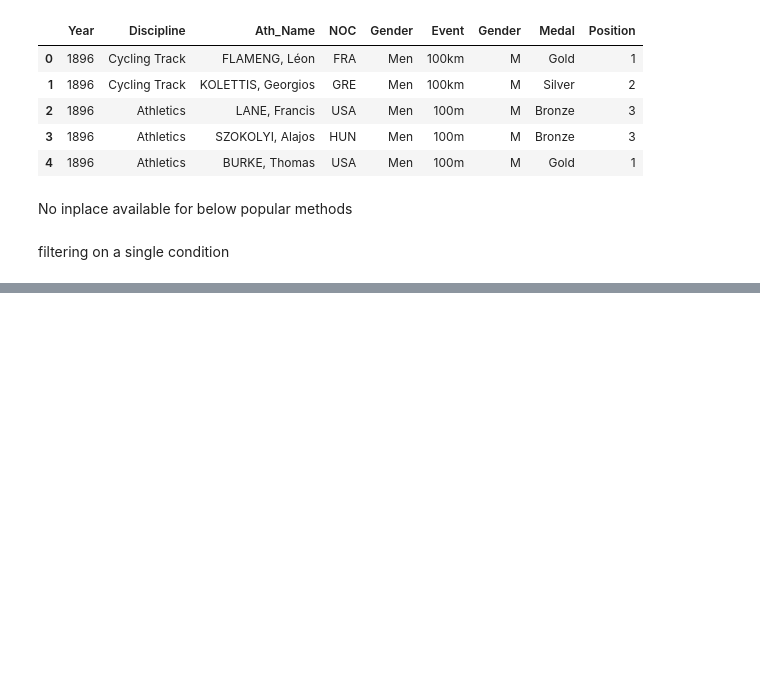
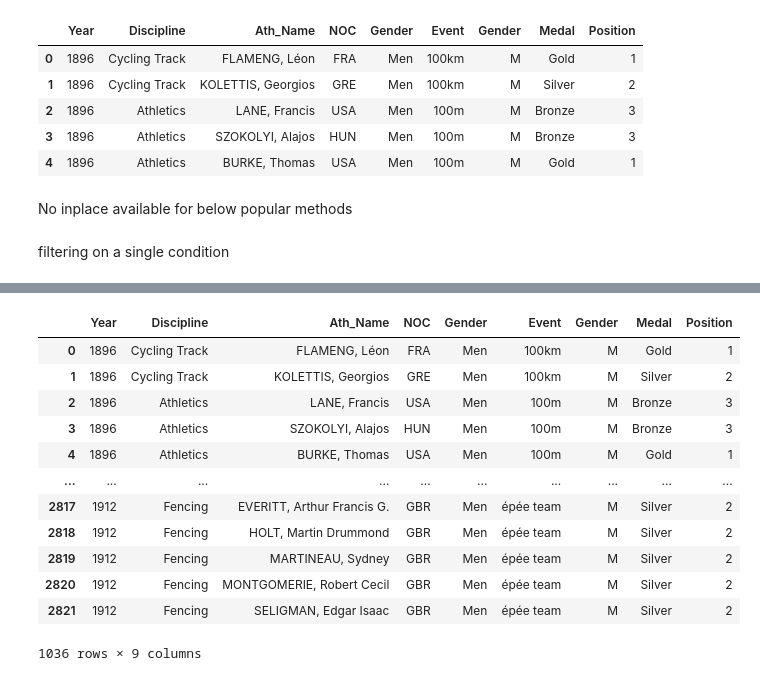
Before and after one commit to gcgauravchauhan10/Python_Practice_Codes, a Jupyter notebook: Practice with Pandas1.ipynb, the cells around one changed output, grey strips where cells are left out. Saved outputs shown, nothing was run; the diff lists cells and outputs as text; code cells hidden in the pictures; blank space fills up the shorter version.

```diff
--- a/Practice with Pandas1.ipynb
+++ b/Practice with Pandas1.ipynb
@@ -452,0 +473,16 @@ filtering on a single condition
+# %%
+oo_nw3[(oo_nw3.Year ==1896)|(oo_nw3.Year ==1912)] #| used for or condition
+# %% [output]
+|  | Year | Discipline | Ath_Name | NOC | Gender | Event | Gender | Medal | Position |
+| 0 | 1896 | Cycling Track | FLAMENG, Léon | FRA | Men | 100km | M | Gold | 1 |
+| 1 | 1896 | Cycling Track | KOLETTIS, Georgios | GRE | Men | 100km | M | Silver | 2 |
+| 2 | 1896 | Athletics | LANE, Francis | USA | Men | 100m | M | Bronze | 3 |
+| 3 | 1896 | Athletics | SZOKOLYI, Alajos | HUN | Men | 100m | M | Bronze | 3 |
+| 4 | 1896 | Athletics | BURKE, Thomas | USA | Men | 100m | M | Gold | 1 |
+| ... | ... | ... | ... | ... | ... | ... | ... | ... | ... |
+| 2817 | 1912 | Fencing | EVERITT, Arthur Francis G. | GBR | Men | épée team | M | Silver | 2 |
+| 2818 | 1912 | Fencing | HOLT, Martin Drummond | GBR | Men | épée team | M | Silver | 2 |
+| 2819 | 1912 | Fencing | MARTINEAU, Sydney | GBR | Men | épée team | M | Silver | 2 |
+| 2820 | 1912 | Fencing | MONTGOMERIE, Robert Cecil | GBR | Men | épée team | M | Silver | 2 |
+| 2821 | 1912 | Fencing | SELIGMAN, Edgar Isaac | GBR | Men | épée team | M | Silver | 2 |
+1036 rows × 9 columns
```
Also changed, not shown: parts of 2 cells of this notebook.
